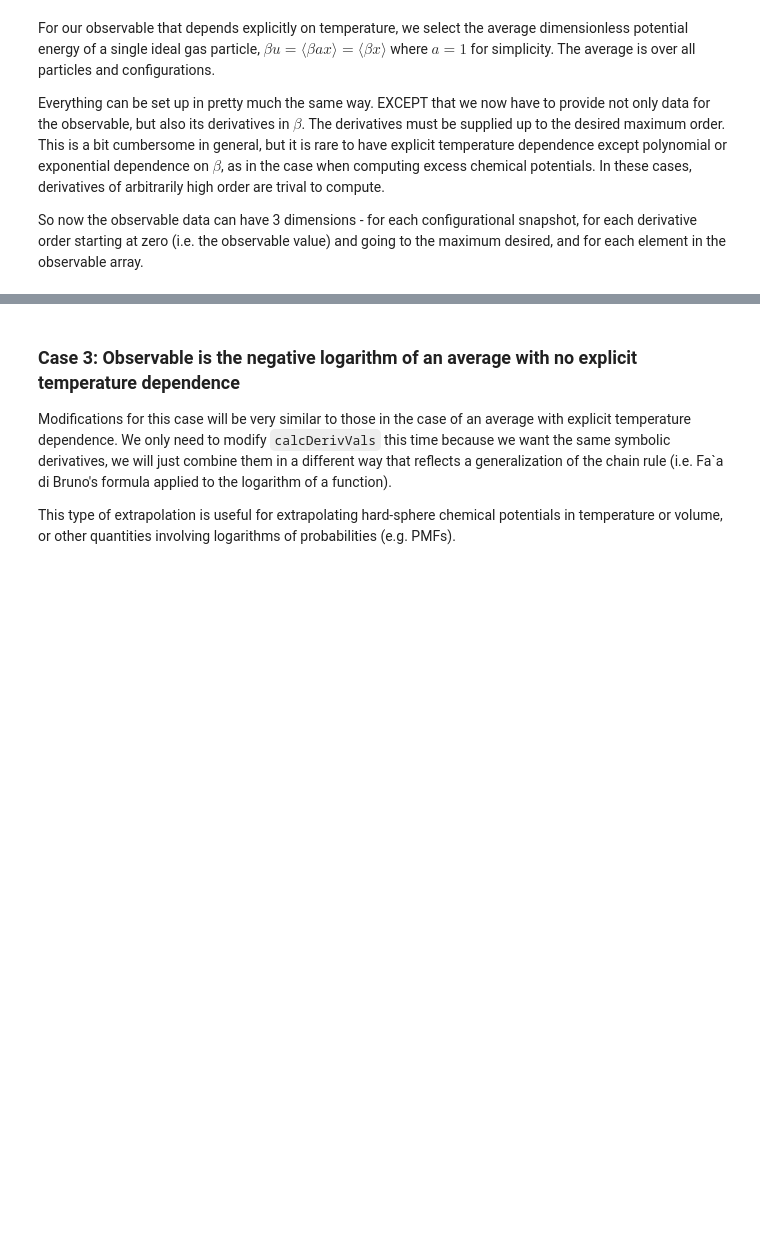
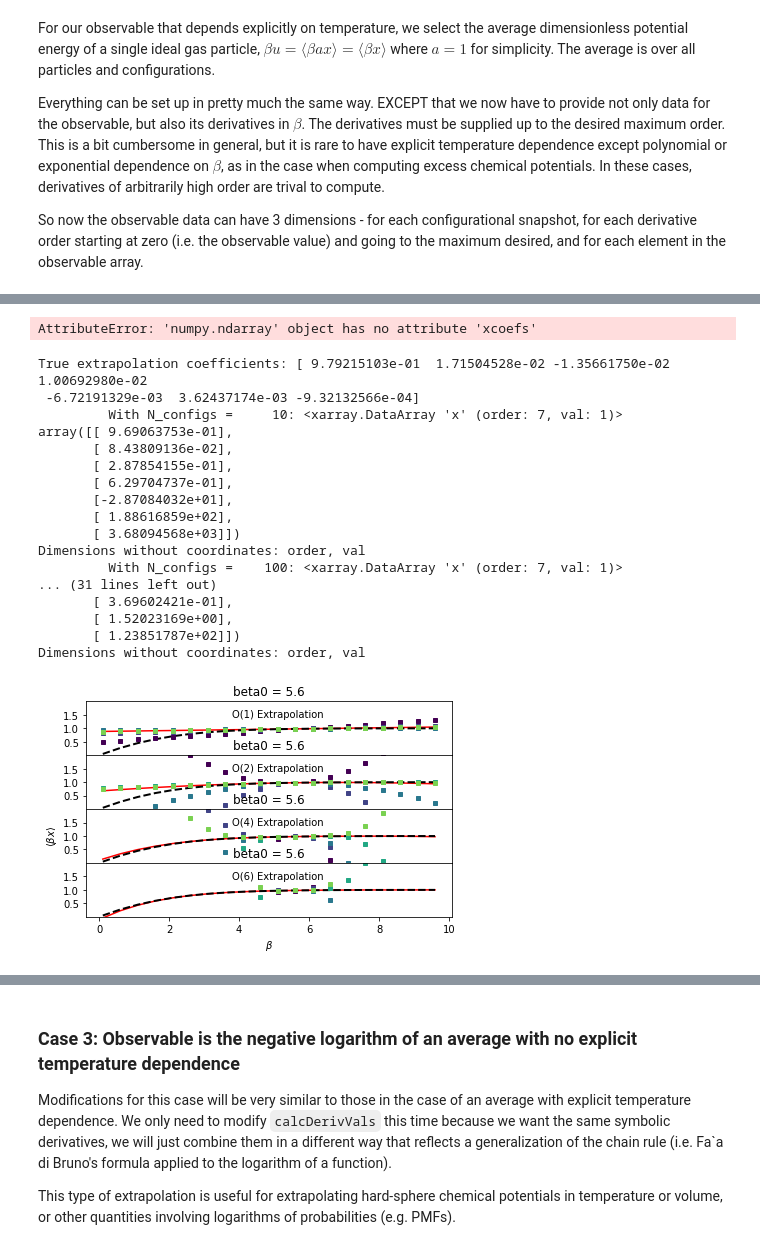
Before and after one commit to usnistgov/thermoextrap-archive, a Jupyter notebook: Ideal_Gas_Example.ipynb, the cells around one changed output, grey strips where cells are left out. Cells and saved outputs as stored; diff of their text form; code cells hidden in the pictures; blank space fills up the shorter version.

```diff
--- a/Ideal_Gas_Example.ipynb
+++ b/Ideal_Gas_Example.ipynb
@@ -578,0 +599,2 @@ So now the observable data can have 3 dimensions - for each configurational snap
+# %%
+xem_dep = xtrapy.ExtrapModel.from_values(order, refBeta, udata, xdataDepend, xbeta=True)
@@ -578,0 +653,3 @@ So now the observable data can have 3 dimensions - for each configurational snap
+# %%
+r = xem_dep.resample(100, chunk=10_000)
+r.predict(betavals[:4], order=2).std('rep')
@@ -620,3 +708,77 @@ Model predictions:
+# %%
+xem_dep.xcoefs()
+# %% [output]
+AttributeError: 'numpy.ndarray' object has no attribute 'xcoefs'
+# %%
+fig, ax = plt.subplots(len(extOrders), sharex=True, sharey=True)
+
+nsampvals = np.array((10.0*np.ones(5))**np.arange(1,6), dtype=int)
+nsampcolors = plt.cm.viridis(np.arange(0.0, 1.0, float(1.0/len(nsampvals))))
+
+#First plot the analytical result
+for a in ax:
+    a.plot(betavals, betavals*mIG.avgX(betavals), 'k--', linewidth=2.0)
+
+#And the infinite sampling results for each extrapolation order
+#Hard-coding analytic extrapolation for the specific case of <B*x> here because it's simple and nice to check
+trueDerivs = np.zeros(np.max(extOrders)+1)
+for o in range(np.max(extOrders)+1):
+    if o == 0:
+        trueDerivs[o] = (refBeta*(mIG.avgX(refBeta)))
+        continue
+    trueDerivs[o] = (o*mIG.avgXsym.diff(mIG.b, o-1).subs({mIG.b:refBeta, mIG.l:1.0})
+                     + refBeta*mIG.avgXsym.diff(mIG.b, o).subs({mIG.b:refBeta, mIG.l:1.0}))
+print('True extrapolation coefficients: %s'%str(trueDerivs))
+
+#Now need to loop to get actual extrapolation values with analytical derivatives
+for j, o in enumerate(extOrders):
+    trueExtrap = 0.0
+    for k in range(o+1):
+        trueExtrap += trueDerivs[k]*((betavals-refBeta)**k)/np.math.factorial(k)
+    ax[j].plot(betavals, trueExtrap, 'r-', zorder=0)
+
+for i, n in enumerate(nsampvals):
+    thisinds = np.random.choice(len(xdata), size=n, replace=False)
+
+    #Get parameters for extrapolation model with this data by training it - the parameters are the derivatives
+    xem_dep = xtrapy.ExtrapModel.from_values(order, refBeta, udata[thisinds], xdataDepend[thisinds], xbeta=True, central=True)
+    out = xem_dep.predict(betavals, cumsum=True)
+    print('\t With N_configs = {:6}: {}'.format(n, xem_dep.xcoefs(norm=False)))
+    for j, o in enumerate(extOrders):
+        out.sel(order=o).plot(marker='s', ms=4, color=nsampcolors[i], ls='None', label='N={}'.format(n), ax=ax[j])
+
+ax[2].set_ylabel(r'$\langle \beta x \rangle$')
+ax[-1].set_xlabel(r'$\beta$')
+
+for j, o in enumerate(extOrders):
+    ax[j].annotate('O(%i) Extrapolation'%(o), xy=(0.4, 0.7), xycoords='axes fraction')
+
+ax[-1].set_ylim((0.0, 2.0))
+ax[-1].yaxis.set_major_locator(mpl.ticker.MaxNLocator(nbins=4, prune='both'))
+
+fig.tight_layout()
+fig.subplots_adjust(hspace=0.0)
+
+plt.show()
+# %% [output]
+True extrapolation coefficients: [ 9.79215103e-01  1.71504528e-02 -1.35661750e-02  1.00692980e-02
+ -6.72191329e-03  3.62437174e-03 -9.32132566e-04]
+         With N_configs =     10: <xarray.DataArray 'x' (order: 7, val: 1)>
+array([[ 9.69063753e-01],
+       [ 8.43809136e-02],
+       [ 2.87854155e-01],
+       [ 6.29704737e-01],
+       [-2.87084032e+01],
+       [ 1.88616859e+02],
+       [ 3.68094568e+03]])
+Dimensions without coordinates: order, val
+         With N_configs =    100: <xarray.DataArray 'x' (order: 7, val: 1)>
+... (31 lines left out)
+       [ 3.69602421e-01],
+       [ 1.52023169e+00],
+       [ 1.23851787e+02]])
+Dimensions without coordinates: order, val
+[figure, added]
 # %%
 fig, ax = plt.subplots(len(extOrders), sharex=True, sharey=True)
 
```
Also changed, not shown: parts of 50 cells of this notebook, 3 other files.
